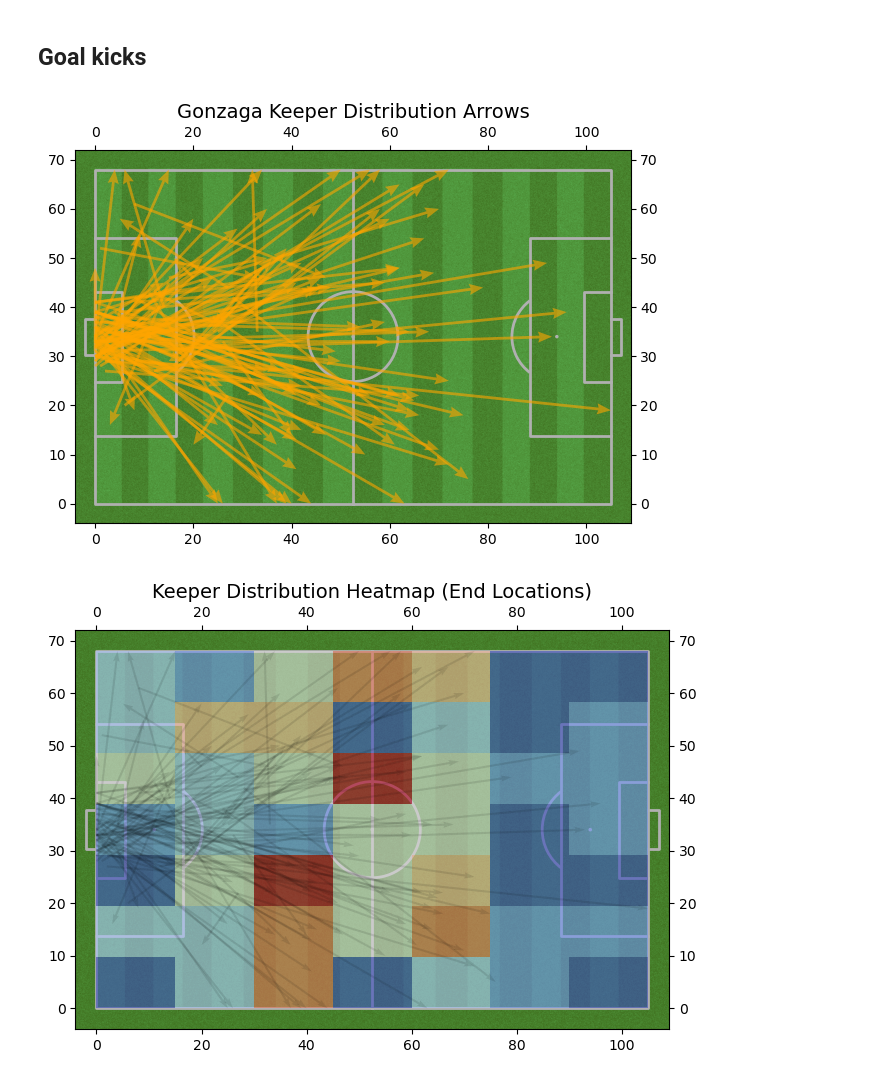
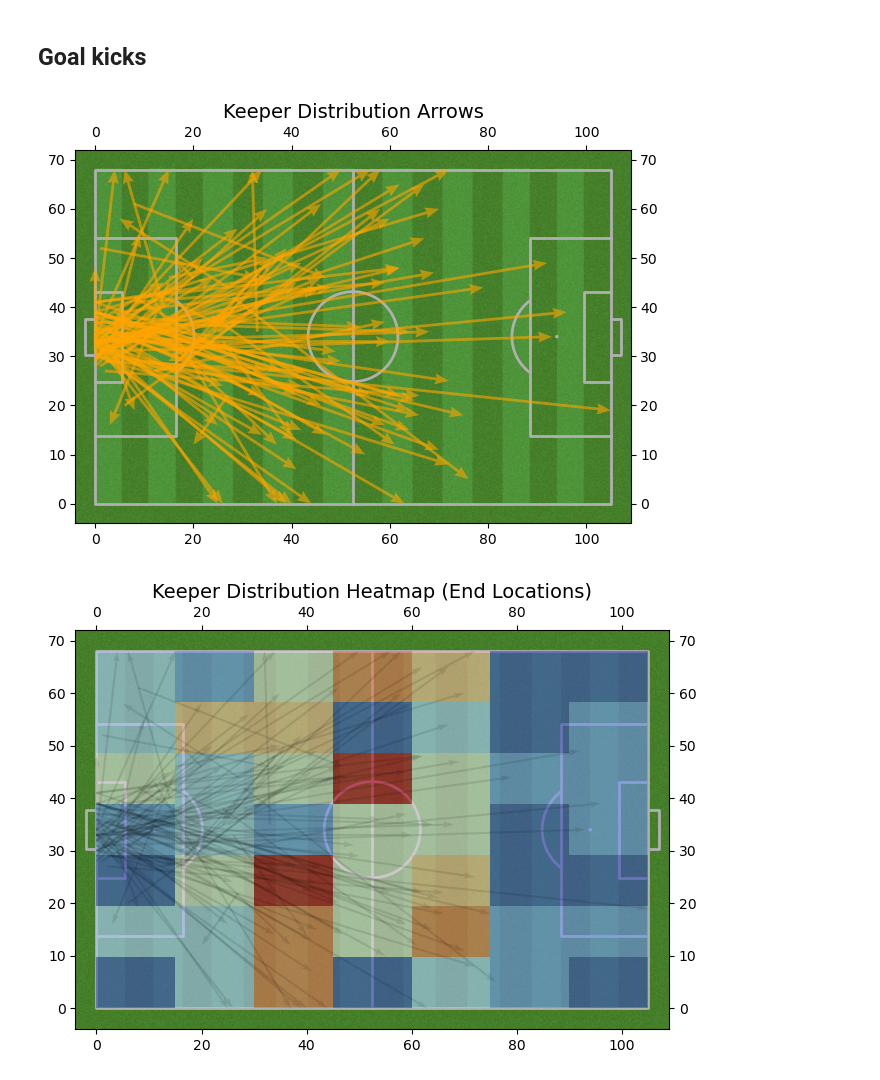
Before and after one commit to Hungagainagainagain/UofU-Soccer-Analytics, a Jupyter notebook: competitoranalyzed.ipynb, the cells around one changed output. Drawn from its saved outputs; the diff is of its cells as text; code cells hidden in the pictures.

```diff
--- a/competitoranalyzed.ipynb
+++ b/competitoranalyzed.ipynb
@@ -328,33 +328,33 @@ team_corners['10 - Players'].str.split(',')\
 # %%
 team_keep_distribution = team_data[(team_data['code']=='Utah Valley Wolverines - Goalkeeper distributions')]
 
 # Draw pitch
 pitch = Pitch(
     pitch_length=105, pitch_width=68, pitch_type='uefa',
     pitch_color='grass', stripe=True, goal_type='box',
     #half=True,
     label=True, axis=True, tick=True
 )
 fig, ax = pitch.draw()
 
 # Draw arrows
 pitch.arrows(
     xstart=team_keep_distribution['11 - Start location X'],
     ystart=team_keep_distribution['12 - Start location Y'],
     xend=team_keep_distribution['15 - End location X'],
     yend=team_keep_distribution['16 - End location Y'],
     color='orange',
     ax=ax,
     width=2,
     headwidth=4,
     alpha=0.6,
     zorder=3
 )
 
-plt.title("Gonzaga Keeper Distribution Arrows", fontsize=14)
+plt.title("Keeper Distribution Arrows", fontsize=14)
 plt.show()
 # %% [output]
-[figure, old version]
+[figure, new version]
 # %%
 # Extract coordinates
 x_start = team_keep_distribution['11 - Start location X']
```
